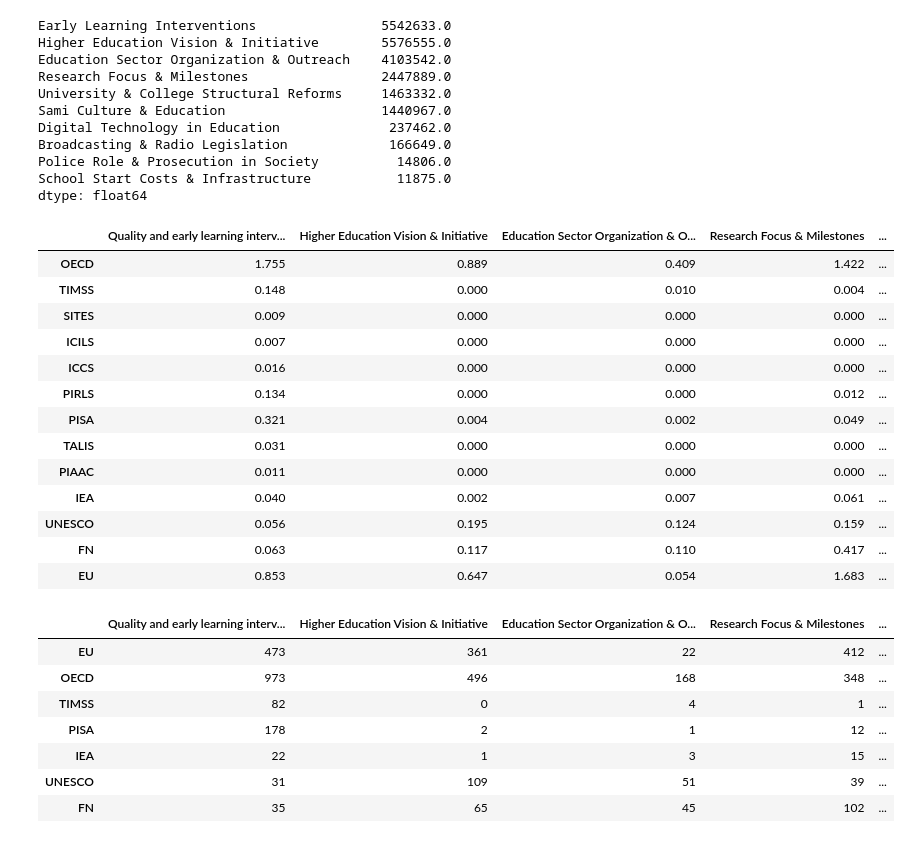
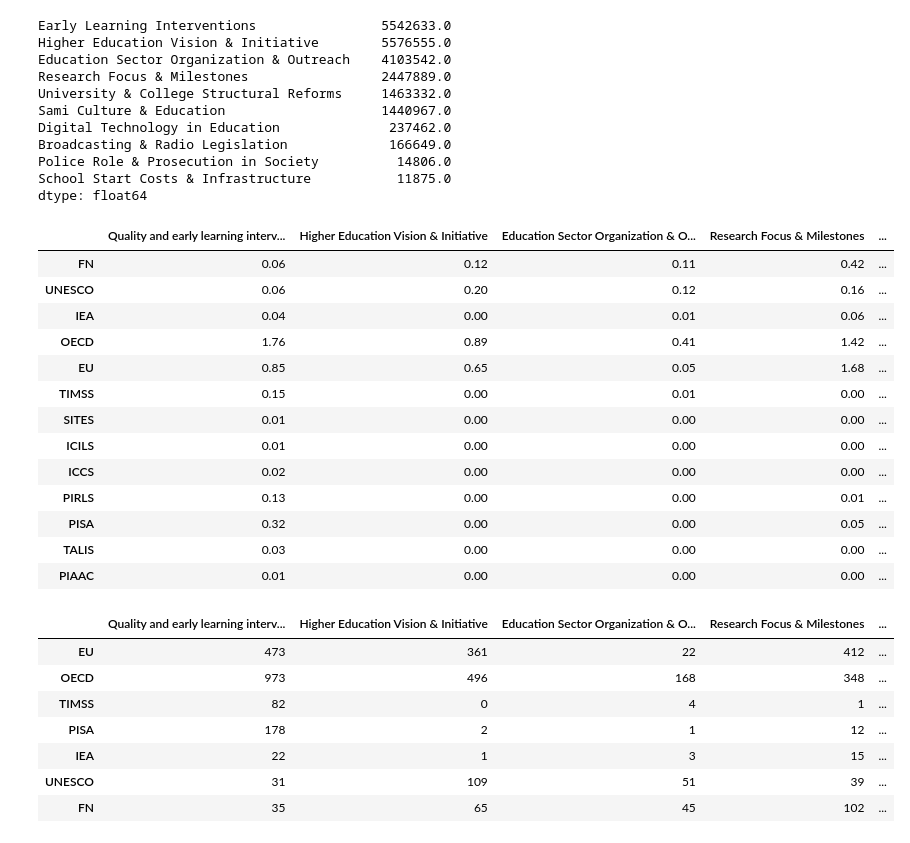
Before and after one commit to Yoonsen/ECER2023, a Jupyter notebook: Polnet_analysis_leiden.ipynb, the cells around one changed output. Drawn from its saved outputs; the diff is of its cells as text; code cells hidden in the pictures.

```diff
--- a/Polnet_analysis_leiden.ipynb
+++ b/Polnet_analysis_leiden.ipynb
@@ -573,29 +588,38 @@ Broadcasting & Radio Legislation             166649.0
 Police Role & Prosecution in Society          14806.0
 School Start Costs & Infrastructure           11875.0
 dtype: float64
+# %%
+column_styles = {
+    'selector': 'th:not(.index_name)',
+    'props': [('font-size', '18pt')]
+}
+index_styles = {
+    'selector': 'th.index_name',
+    'props': [('font-size', '18pt')]
+}
 # %%
 polnet_words = pd.concat([co.corpus_text(pg.vertex.values, columns=cluster_names[str(i)]["english"]) for i, pg in enumerate(polnet_groups)], axis = 1)
 # %%
 polnet_words_rel = polnet_words*10000/polnet_words.sum()
 # %%
-IOs = "OECD TIMSS SITES ICILS ICCS PIRLS PISA TALIS PIAAC IEA UNESCO FN EU".split()
+IOs = "FN UNESCO IEA OECD EU TIMSS SITES ICILS ICCS PIRLS PISA TALIS PIAAC".split()
 # %%
-polnet_words_rel.loc[IOs].fillna(0).style.format(precision=3).background_gradient(axis=1)
+polnet_words_rel.loc[IOs].fillna(0).style.format(precision=2).set_properties(**{'font-size': '16pt'}).set_table_styles([column_styles, index_styles]).background_gradient(axis=1)
 # %% [output]
 |  | Quality and early learning interv... | Higher Education Vision & Initiative | Education Sector Organization & O... | Research Focus & Milestones | ... |
-| OECD | 1.755 | 0.889 | 0.409 | 1.422 | ... |
-| TIMSS | 0.148 | 0.000 | 0.010 | 0.004 | ... |
-| SITES | 0.009 | 0.000 | 0.000 | 0.000 | ... |
-| ICILS | 0.007 | 0.000 | 0.000 | 0.000 | ... |
-| ICCS | 0.016 | 0.000 | 0.000 | 0.000 | ... |
-| PIRLS | 0.134 | 0.000 | 0.000 | 0.012 | ... |
-| PISA | 0.321 | 0.004 | 0.002 | 0.049 | ... |
-| TALIS | 0.031 | 0.000 | 0.000 | 0.000 | ... |
-| PIAAC | 0.011 | 0.000 | 0.000 | 0.000 | ... |
-| IEA | 0.040 | 0.002 | 0.007 | 0.061 | ... |
-| UNESCO | 0.056 | 0.195 | 0.124 | 0.159 | ... |
-| FN | 0.063 | 0.117 | 0.110 | 0.417 | ... |
-| EU | 0.853 | 0.647 | 0.054 | 1.683 | ... |
+| FN | 0.06 | 0.12 | 0.11 | 0.42 | ... |
+| UNESCO | 0.06 | 0.20 | 0.12 | 0.16 | ... |
+| IEA | 0.04 | 0.00 | 0.01 | 0.06 | ... |
+| OECD | 1.76 | 0.89 | 0.41 | 1.42 | ... |
+| EU | 0.85 | 0.65 | 0.05 | 1.68 | ... |
+| TIMSS | 0.15 | 0.00 | 0.01 | 0.00 | ... |
+| SITES | 0.01 | 0.00 | 0.00 | 0.00 | ... |
+| ICILS | 0.01 | 0.00 | 0.00 | 0.00 | ... |
+| ICCS | 0.02 | 0.00 | 0.00 | 0.00 | ... |
+| PIRLS | 0.13 | 0.00 | 0.00 | 0.01 | ... |
+| PISA | 0.32 | 0.00 | 0.00 | 0.05 | ... |
+| TALIS | 0.03 | 0.00 | 0.00 | 0.00 | ... |
+| PIAAC | 0.01 | 0.00 | 0.00 | 0.00 | ... |
 # %%
 polnet_words.loc["EU OECD TIMSS PISA IEA UNESCO FN".split()].fillna(0).style.format(precision=0).background_gradient(axis=1)
 # %% [output]
```
Also changed, not shown: parts of 27 cells of this notebook, 6 other files.
